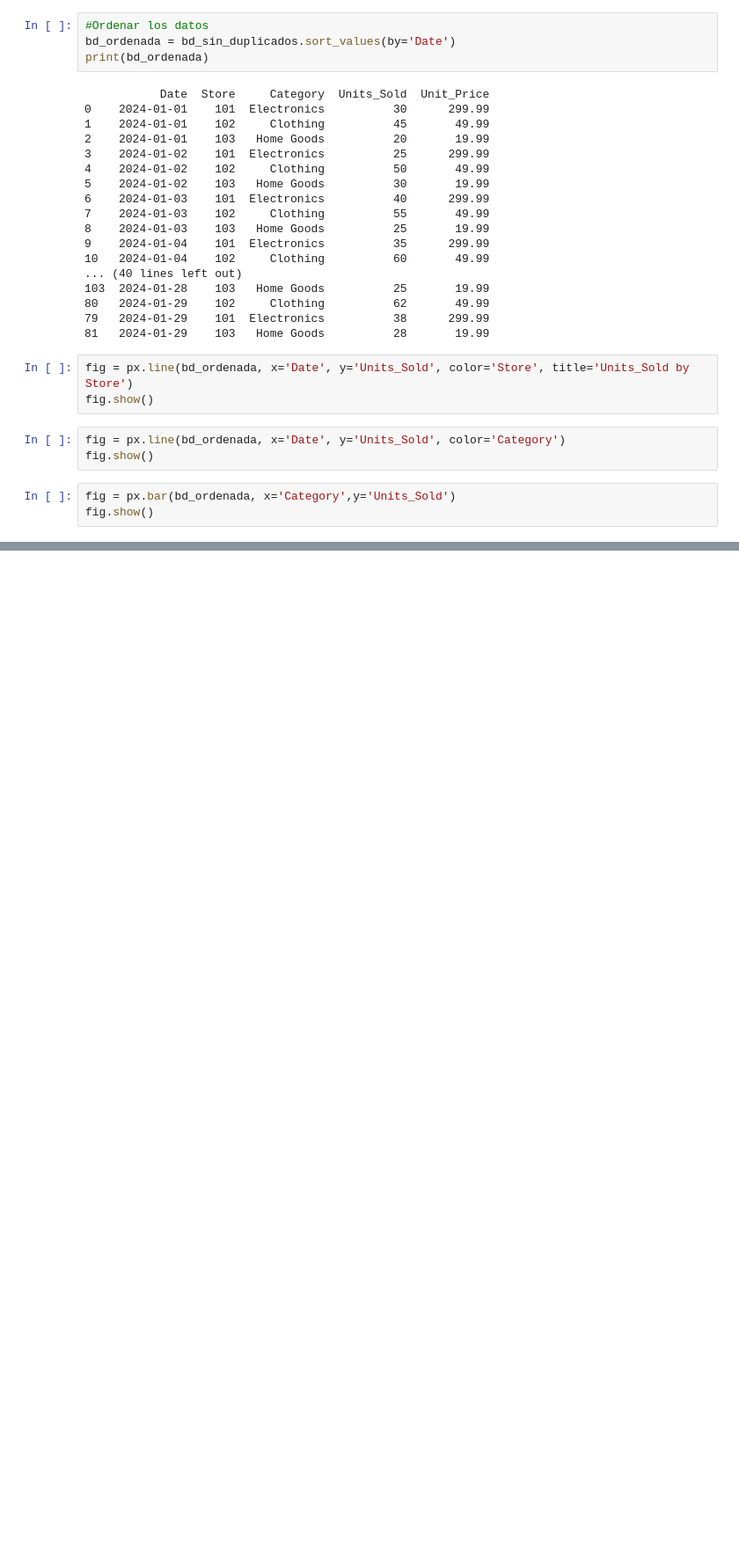
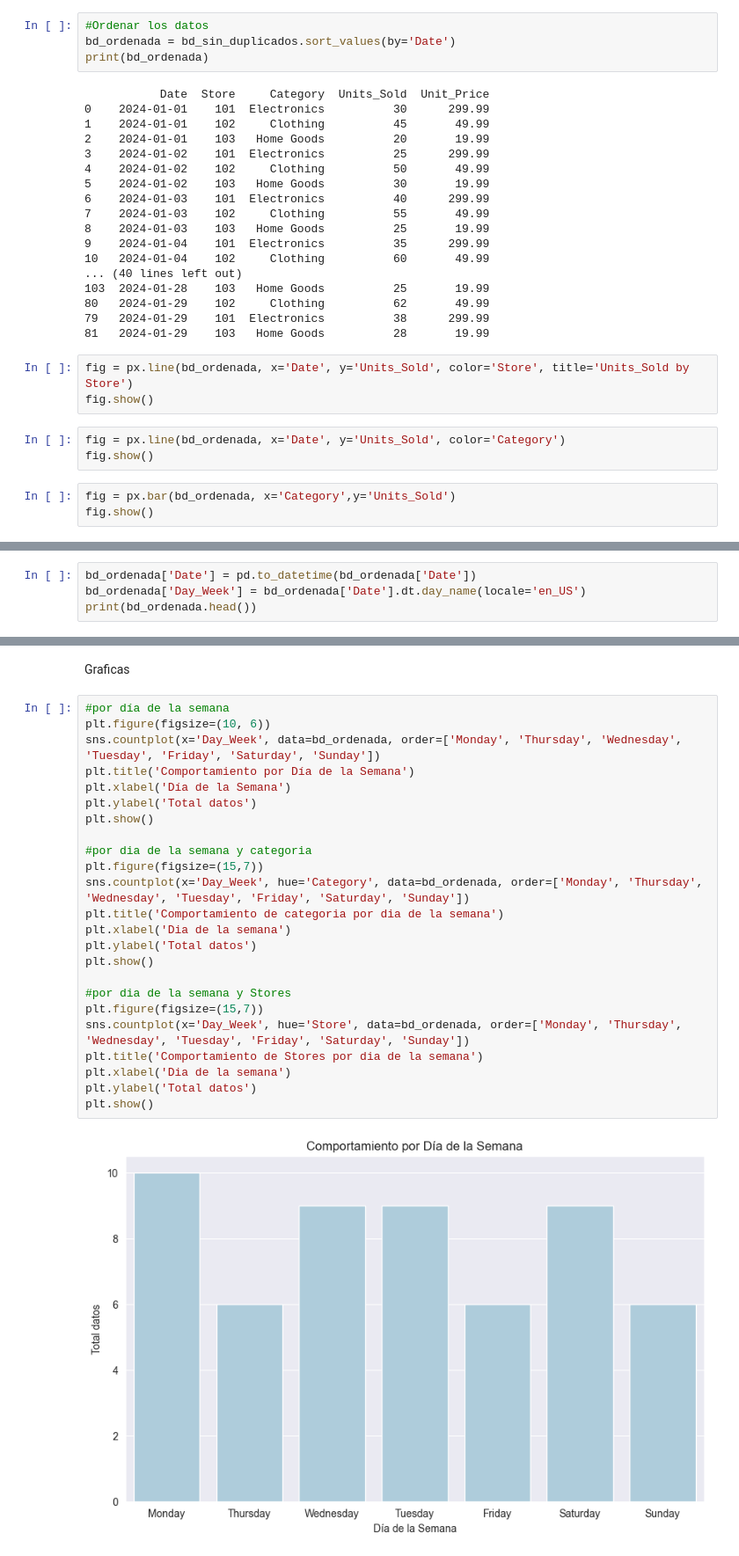
Before and after one commit to nicoherza-pascu/Club_IA-2, a Jupyter notebook: practica.ipynb, the cells around one changed output, grey strips where cells are left out. Shown: that part at 88% size. Drawn from its saved outputs; the diff is of its cells as text; blank space fills up the shorter version.

```diff
--- a/practica.ipynb
+++ b/practica.ipynb
@@ -239,0 +241,4 @@ promedio de ventas por cada una de las categorias
+# %%
+bd_ordenada['Date'] = pd.to_datetime(bd_ordenada['Date'])
+bd_ordenada['Day_Week'] = bd_ordenada['Date'].dt.day_name(locale='en_US')
+print(bd_ordenada.head())
@@ -239,0 +263,28 @@ promedio de ventas por cada una de las categorias
+# %% [markdown]
+Graficas
+# %%
+#por día de la semana
+plt.figure(figsize=(10, 6))
+sns.countplot(x='Day_Week', data=bd_ordenada, order=['Monday', 'Thursday', 'Wednesday', 'Tuesday', 'Friday', 'Saturday', 'Sunday'])
+plt.title('Comportamiento por Día de la Semana')
+plt.xlabel('Día de la Semana')
+plt.ylabel('Total datos')
+plt.show()
+
+#por dia de la semana y categoria
+plt.figure(figsize=(15,7))
+sns.countplot(x='Day_Week', hue='Category', data=bd_ordenada, order=['Monday', 'Thursday', 'Wednesday', 'Tuesday', 'Friday', 'Saturday', 'Sunday'])
+plt.title('Comportamiento de categoria por dia de la semana')
+plt.xlabel('Dia de la semana')
+plt.ylabel('Total datos')
+plt.show()
+
+#por dia de la semana y Stores
+plt.figure(figsize=(15,7))
+sns.countplot(x='Day_Week', hue='Store', data=bd_ordenada, order=['Monday', 'Thursday', 'Wednesday', 'Tuesday', 'Friday', 'Saturday', 'Sunday'])
+plt.title('Comportamiento de Stores por dia de la semana')
+plt.xlabel('Dia de la semana')
+plt.ylabel('Total datos')
+plt.show()
+# %% [output]
+[figure, added]
```
Also changed, not shown: parts of 14 cells of this notebook.
